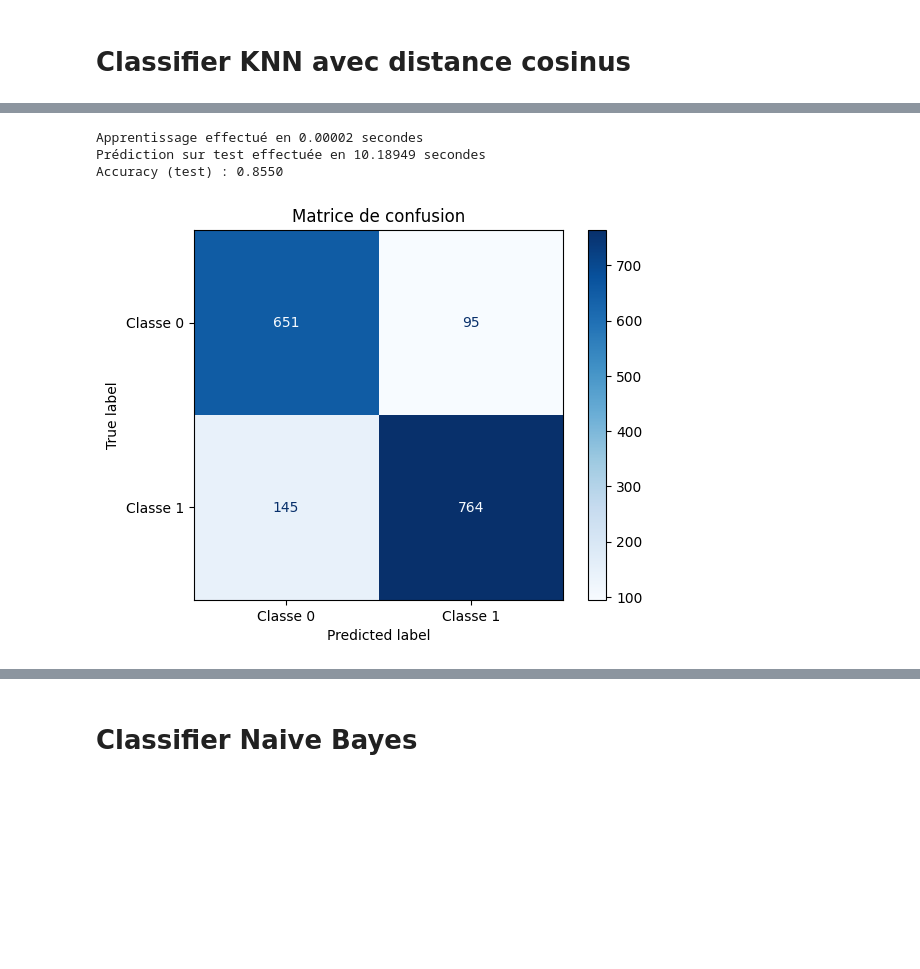
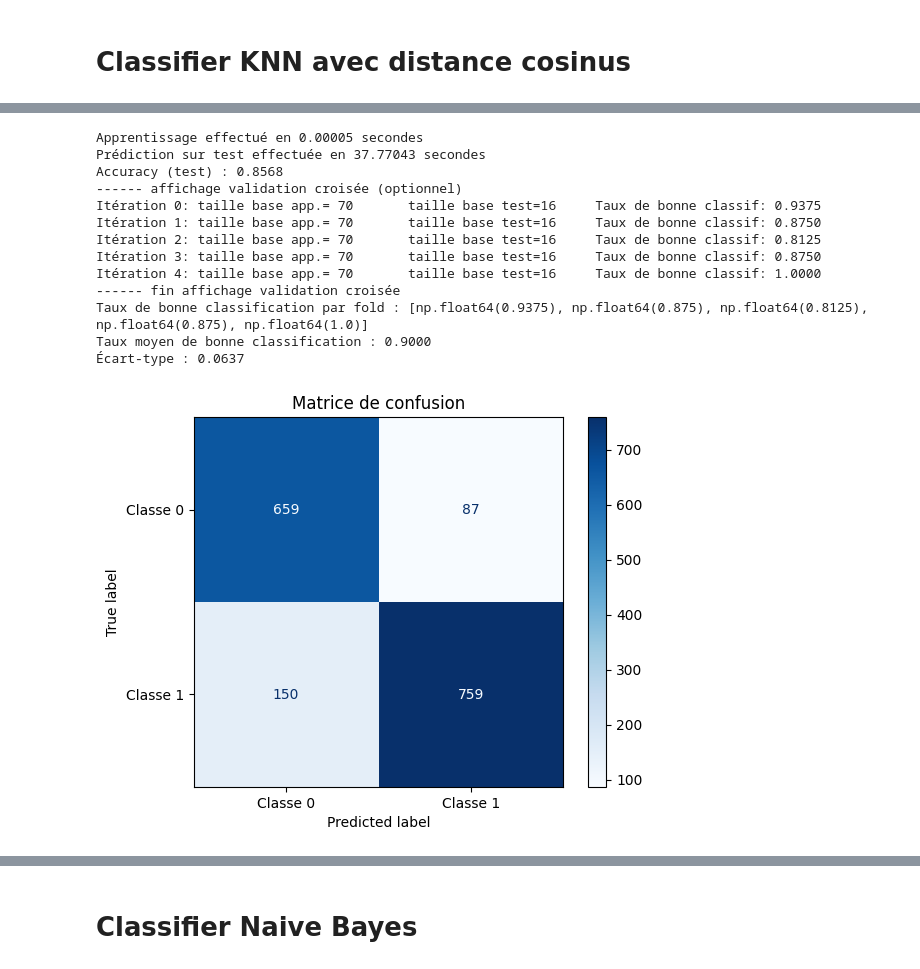
Before and after one commit to Antoine1903/Projets_Sorbonne_Universite, a Jupyter notebook: LU3IN026/miniprojet/projet-Zhang_Lecomte.ipynb, the cells around one changed output, grey strips where cells are left out. Saved outputs shown, nothing was run; the diff lists cells and outputs as text; code cells hidden in the pictures; blank space fills up the shorter version.

```diff
--- a/LU3IN026/miniprojet/projet-Zhang_Lecomte.ipynb
+++ b/LU3IN026/miniprojet/projet-Zhang_Lecomte.ipynb
@@ -1571,42 +1646,50 @@ Accuracy (test) : 0.7009
 [figure]
 # %%
 # =================================================================
-# Classification multi-classe avec KNN avec distance euclidienne (approche One-vs-All)
+# Classification multi-classe avec KNN et distance euclidienne (approche One-vs-All)
 # =================================================================
 # Cette implémentation utilise la stratégie "Un contre Tous" pour
 # étendre le classifieur KNN binaire à un problème multi-classe
 
 from sklearn.decomposition import PCA
 
-# 先定义降维目标维度，比如降到50维
+# Définir la dimension cible pour la réduction de dimension, par exemple 50
 pca_dim = 50
 
-# 对训练集特征先做PCA降维（fit + transform）
+# Application de la réduction de dimension (PCA) sur l'ensemble d'entraînement (fit + transform)
 X_train_multi_full = ut.df2array(df_train, index_mots)
 pca = PCA(n_components=pca_dim)
 X_train_multi = pca.fit_transform(X_train_multi_full)
 
-# 训练多个One-vs-All KNN分类器
+# Entraînement de plusieurs classifieurs KNN One-vs-All (Un contre Tous)
 classifiers_knn = {}
+tic = time.time()
 for classe in les_targets:
-    y_train_multilabel = np.where(df_train['target'] == classe, +1, -1)
+    y_train_multietiquette = np.where(df_train['target'] == classe, +1, -1)
     clf = classif.ClassifierKNN(input_dimension=pca_dim, k=3)
-    clf.train(X_train_multi, y_train_multilabel)
+    clf.train(X_train_multi, y_train_multietiquette)
     classifiers_knn[classe] = clf
 
-# 测试集同样使用训练集拟合好的PCA进行降维（transform）
+toc = time.time()
+print(f"Entraînement de plusieurs classifieurs effectuée en {(toc - tic):.5f} secondes")
+
+# Application de la même réduction PCA (apprise sur le train) sur les données de test
 X_test_multi_full = ut.df2array(df_test, index_mots)
 X_test_multi = pca.transform(X_test_multi_full)
 y_true = df_test['target'].values
 
-# 预测
+# Prédiction
 y_pred = []
+tic = time.time()
 for x in X_test_multi:
     scores = {classe: clf.score(x) for classe, clf in classifiers_knn.items()}
     pred = max(scores, key=scores.get)
     y_pred.append(pred)
 
+toc = time.time()
+print(f"Prédiction sur test effectuée en {(toc - tic):.5f} secondes")
+
 y_pred = np.array(y_pred)
 accuracy_multi = (y_pred == y_true).mean()
-print(f"Accuracy (KNN multi-classe avec PCA): {accuracy_multi:.4f}")
+print(f"Accuracy (KNN multi-classe avec PCA) : {accuracy_multi:.4f}")
 # %% [output]
@@ -1708,37 +1814,55 @@ X_test = X_test_sparse.toarray()
 # Extraction des étiquettes binaires
 y_train = df_binaire["target_bin"].to_numpy()
 y_test = df_test_bin["target_bin"].to_numpy()
 
 # Initialisation du classificateur KNN
 knn = classif.ClassifierKNNCosine(input_dimension=X_train.shape[1], k=3)
 
 # Entraînement
 tic = time.time()
 knn.train(X_train, y_train)
 toc = time.time()
 print(f"Apprentissage effectué en {(toc - tic):.5f} secondes")
 
 # Prédiction
 tic = time.time()
 y_pred = np.array([knn.predict(x) for x in X_test])
 toc = time.time()
 print(f"Prédiction sur test effectuée en {(toc - tic):.5f} secondes")
 
 # Évaluation
 accuracy = np.mean(y_pred == y_test)
 print(f"Accuracy (test) : {accuracy:.4f}")
 
+# Validation croisée 5 folds sur l’ensemble d'entraînement binaire
+nb_folds = 5
+perf_fold, moyenne, ecart_type = ev.validation_croisee(knn, (X_train, y_train), nb_folds)
+
+print(f"Taux de bonne classification par fold : {perf_fold}")
+print(f"Taux moyen de bonne classification : {moyenne:.4f}")
+print(f"Écart-type : {ecart_type:.4f}")
+
 # ==== Matrice de confusion ====
 cm = confusion_matrix(y_test, y_pred, labels=[-1, +1])
 disp = ConfusionMatrixDisplay(confusion_matrix=cm, display_labels=["Classe 0", "Classe 1"])
 disp.plot(cmap='Blues')
 plt.title("Matrice de confusion")
 plt.show()
 # %% [output]
-Apprentissage effectué en 0.00002 secondes
-Prédiction sur test effectuée en 10.18949 secondes
-Accuracy (test) : 0.8550
+Apprentissage effectué en 0.00005 secondes
+Prédiction sur test effectuée en 37.77043 secondes
+Accuracy (test) : 0.8568
+------ affichage validation croisée (optionnel)
+Itération 0: taille base app.= 70       taille base test=16     Taux de bonne classif: 0.9375
+Itération 1: taille base app.= 70       taille base test=16     Taux de bonne classif: 0.8750
+Itération 2: taille base app.= 70       taille base test=16     Taux de bonne classif: 0.8125
+Itération 3: taille base app.= 70       taille base test=16     Taux de bonne classif: 0.8750
+Itération 4: taille base app.= 70       taille base test=16     Taux de bonne classif: 1.0000
+------ fin affichage validation croisée
+Taux de bonne classification par fold : [np.float64(0.9375), np.float64(0.875), np.float64(0.8125), np.float64(0.875), np.float64(1.0)]
+Taux moyen de bonne classification : 0.9000
+Écart-type : 0.0637
-[figure, old version]
+[figure, new version]
 # %%
 # =================================================================
 # Classification binare avec (Bag-of-Words Frequence) avec KNN avec distance cosinus (k = 3) - Version 3
```
Also changed, not shown: parts of 16 cells of this notebook.
